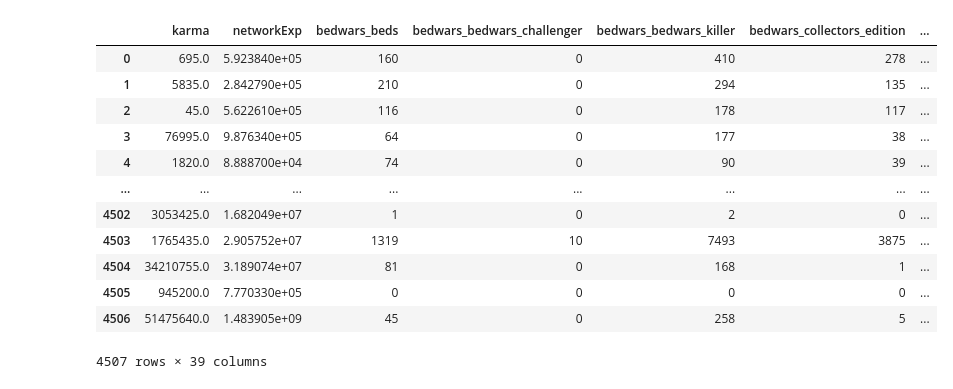
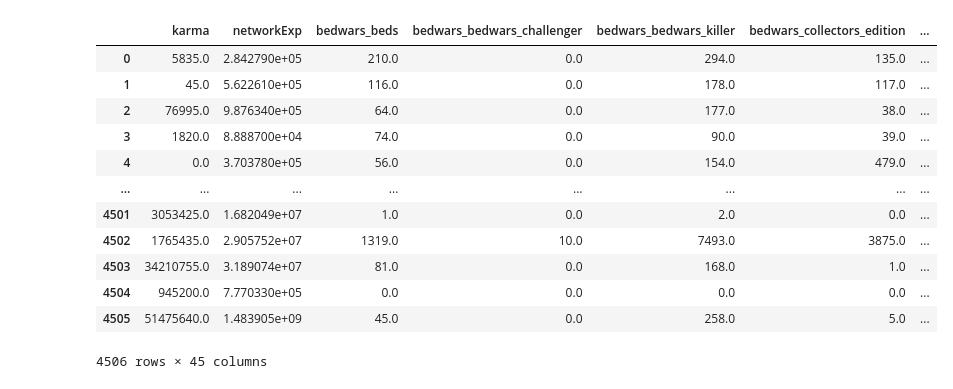
Before and after one commit to yamajunn/Hypixel_Discord_Bot, a Jupyter notebook: Cheater/AI.ipynb, the cells around one changed output. Saved outputs shown, nothing was run; the diff lists cells and outputs as text; code cells hidden in the pictures.

```diff
--- a/Cheater/AI.ipynb
+++ b/Cheater/AI.ipynb
@@ -13,21 +8,21 @@ from sklearn.tree import DecisionTreeClassifier
 # %%
-data_path = "./Datas.csv"
+data_path = "./Data2.csv"
 df = pd.read_csv(data_path)
 df
 # %% [output]
 |  | karma | networkExp | bedwars_beds | bedwars_bedwars_challenger | bedwars_bedwars_killer | bedwars_collectors_edition | ... |
-| 0 | 695.0 | 5.923840e+05 | 160 | 0 | 410 | 278 | ... |
-| 1 | 5835.0 | 2.842790e+05 | 210 | 0 | 294 | 135 | ... |
-| 2 | 45.0 | 5.622610e+05 | 116 | 0 | 178 | 117 | ... |
-| 3 | 76995.0 | 9.876340e+05 | 64 | 0 | 177 | 38 | ... |
-| 4 | 1820.0 | 8.888700e+04 | 74 | 0 | 90 | 39 | ... |
+| 0 | 5835.0 | 2.842790e+05 | 210.0 | 0.0 | 294.0 | 135.0 | ... |
+| 1 | 45.0 | 5.622610e+05 | 116.0 | 0.0 | 178.0 | 117.0 | ... |
+| 2 | 76995.0 | 9.876340e+05 | 64.0 | 0.0 | 177.0 | 38.0 | ... |
+| 3 | 1820.0 | 8.888700e+04 | 74.0 | 0.0 | 90.0 | 39.0 | ... |
+| 4 | 0.0 | 3.703780e+05 | 56.0 | 0.0 | 154.0 | 479.0 | ... |
 | ... | ... | ... | ... | ... | ... | ... | ... |
-| 4502 | 3053425.0 | 1.682049e+07 | 1 | 0 | 2 | 0 | ... |
-| 4503 | 1765435.0 | 2.905752e+07 | 1319 | 10 | 7493 | 3875 | ... |
-| 4504 | 34210755.0 | 3.189074e+07 | 81 | 0 | 168 | 1 | ... |
-| 4505 | 945200.0 | 7.770330e+05 | 0 | 0 | 0 | 0 | ... |
-| 4506 | 51475640.0 | 1.483905e+09 | 45 | 0 | 258 | 5 | ... |
+| 4501 | 3053425.0 | 1.682049e+07 | 1.0 | 0.0 | 2.0 | 0.0 | ... |
+| 4502 | 1765435.0 | 2.905752e+07 | 1319.0 | 10.0 | 7493.0 | 3875.0 | ... |
+| 4503 | 34210755.0 | 3.189074e+07 | 81.0 | 0.0 | 168.0 | 1.0 | ... |
+| 4504 | 945200.0 | 7.770330e+05 | 0.0 | 0.0 | 0.0 | 0.0 | ... |
+| 4505 | 51475640.0 | 1.483905e+09 | 45.0 | 0.0 | 258.0 | 5.0 | ... |
-4507 rows × 39 columns
+4506 rows × 45 columns
 # %%
 df_house_corr = df.corr()
 fig, ax = plt.subplots(figsize=(12, 9))
```
Also changed, not shown: parts of 12 cells of this notebook, 14 other files.
